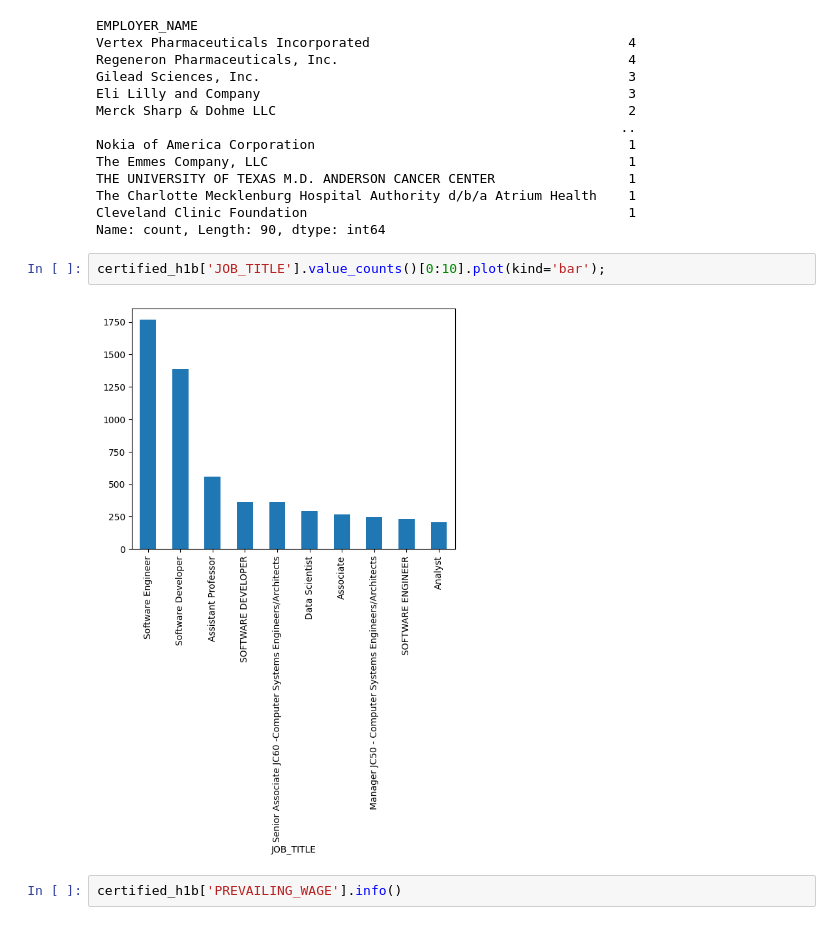
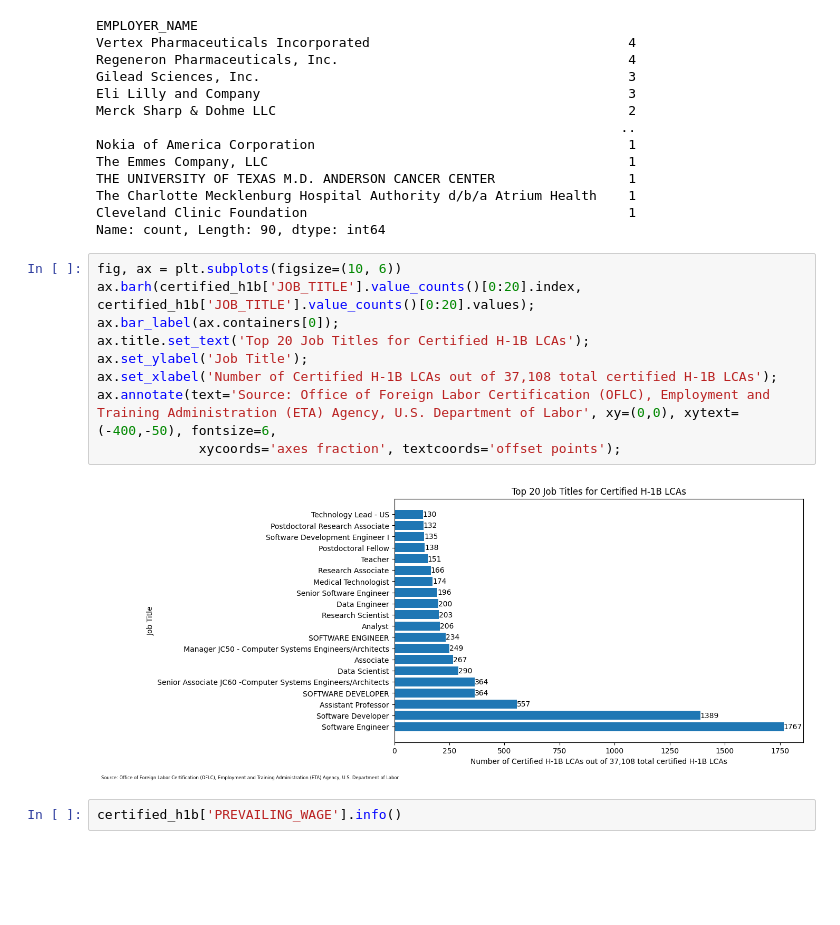
Before and after one commit to Tinashe-04/CareerPalz, a Jupyter notebook: LCA_Disclosure_Data_FY2023_Q4.ipynb, the cells around one changed output. Cells and saved outputs as stored; diff of their text form; blank space fills up the shorter version.

```diff
--- a/LCA_Disclosure_Data_FY2023_Q4.ipynb
+++ b/LCA_Disclosure_Data_FY2023_Q4.ipynb
@@ -314,10 +314,17 @@ THE UNIVERSITY OF TEXAS M.D. ANDERSON CANCER CENTER                 1
 The Charlotte Mecklenburg Hospital Authority d/b/a Atrium Health    1
 Cleveland Clinic Foundation                                         1
 Name: count, Length: 90, dtype: int64
-# %%
-certified_h1b['JOB_TITLE'].value_counts()[0:10].plot(kind='bar');
-# %% [output]
-[figure, removed]
+# %%
+fig, ax = plt.subplots(figsize=(10, 6))
+ax.barh(certified_h1b['JOB_TITLE'].value_counts()[0:20].index, certified_h1b['JOB_TITLE'].value_counts()[0:20].values);
+ax.bar_label(ax.containers[0]);
+ax.title.set_text('Top 20 Job Titles for Certified H-1B LCAs');
+ax.set_ylabel('Job Title');
+ax.set_xlabel('Number of Certified H-1B LCAs out of 37,108 total certified H-1B LCAs');
+ax.annotate(text='Source: Office of Foreign Labor Certification (OFLC), Employment and Training Administration (ETA) Agency, U.S. Department of Labor', xy=(0,0), xytext=(-400,-50), fontsize=6,
+             xycoords='axes fraction', textcoords='offset points');
+# %% [output]
+[figure, added]
 # %%
 certified_h1b['PREVAILING_WAGE'].info()
 # %% [output]
```
Also changed, not shown: parts of 2 cells of this notebook.
